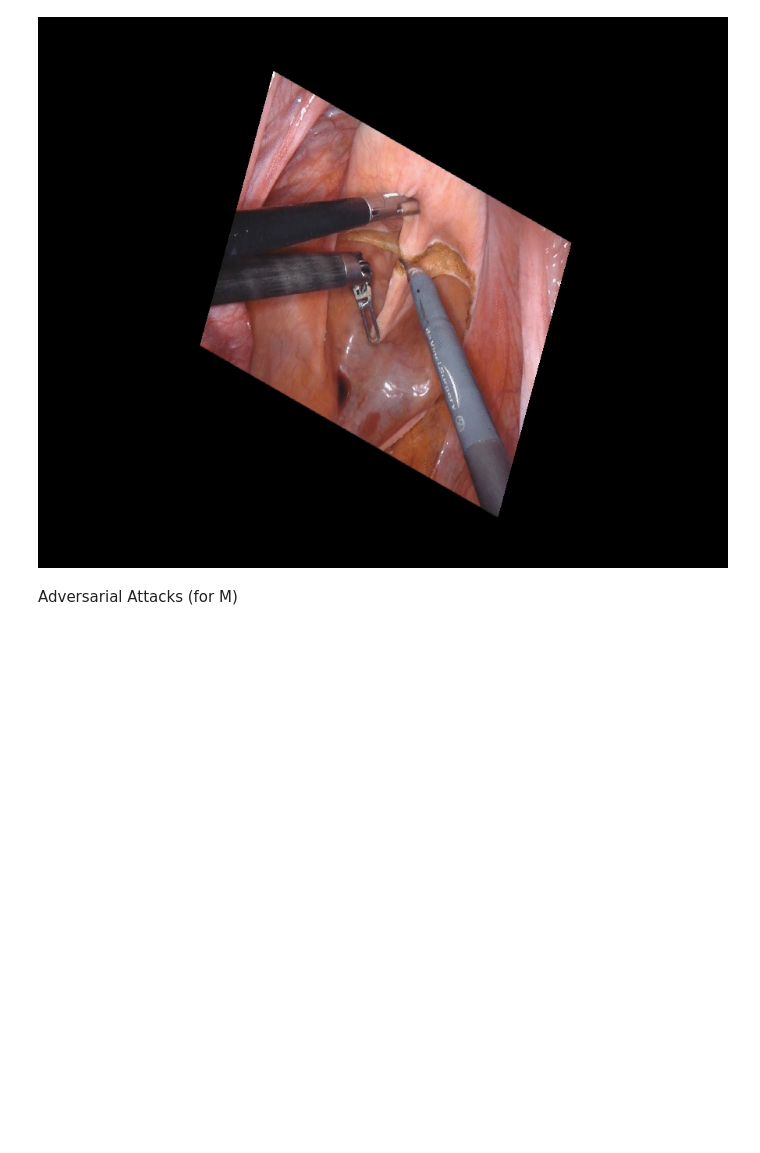
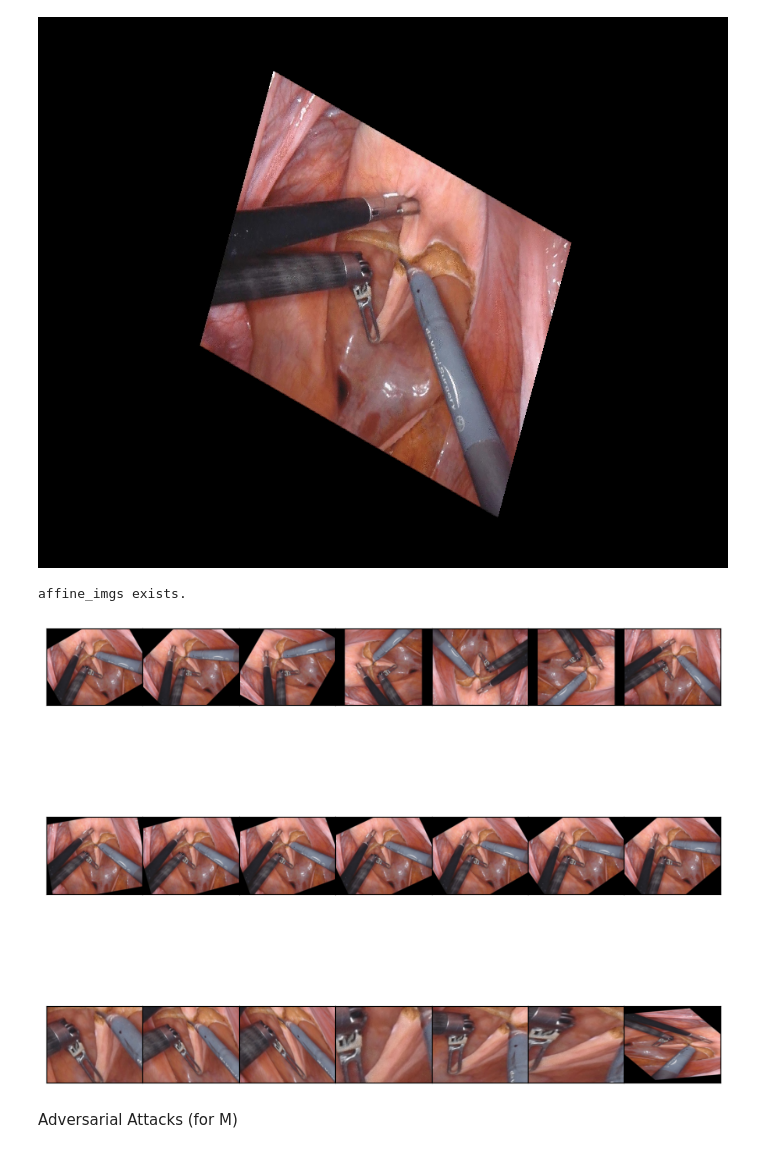
Before and after one commit to jenniferhiga/HCI_AI_RoboticSurgery, a Jupyter notebook: JH_Grounded_SAM_Tool_Instance_Segmentation.ipynb, the cells around one changed output. Saved outputs shown, nothing was run; the diff lists cells and outputs as text; code cells hidden in the pictures; blank space fills up the shorter version.

```diff
--- a/JH_Grounded_SAM_Tool_Instance_Segmentation.ipynb
+++ b/JH_Grounded_SAM_Tool_Instance_Segmentation.ipynb
@@ -391,34 +388,37 @@ TF.affine(original, 30, [3,2], 0.5, -15)
 # %% [output]
 [figure]
 # %%
-# import os
-# img_dir = 'inpaint_demo.jpg'
-# original = Image.fromarray(image_source)
-# geometry_type = ['Rotate Classics', 'Rotate Random', 'Affine']
-# seq_all = [0, 1, 2, 3, 4, 5, 6]
-# sizes = [50, 150, 250, 350, 450, 550, 700]
-# perturbation_geometry = ['rotate_pic', 'rotate_pic2', 'affine']
-# fig_per_row = len(seq_all)
-# if os.path.isdir('perturbed_imgs'):
-#     print(f"{'perturbed_imgs'} exists.")
-# else:
-#   os.mkdir('perturbed_imgs')
-# fig, ax = plt.subplots(len(perturbation_geometry), fig_per_row, figsize=(31/3, 25.5/3), gridspec_kw=dict(wspace=0.00, hspace=0.09))
-# for p_idx, per in enumerate(perturbation_geometry):
-#     class_method = getattr(geometric_class, per)
-#     seq = class_method(original)
-#     for idx, seq_idx in enumerate(seq_all):
-#       ax[p_idx, idx].imshow(seq[seq_idx])
-#       seq[seq_idx].save('perturbed_imgs/perturbed{}.png'.format(seq_idx))
-#       #seq[seq_idx].save('rotated_imgs/rotated{}.png'.format(seq_idx))
-#       #if p_idx == 0:
-#         #ax[p_idx, idx].set_title('Size: ' + '{}'.format(sizes[idx]), fontsize=f_size)
-#       if idx == 0:
-#         ax[p_idx, idx].set_ylabel(geometry_type[p_idx], fontsize=f_size, fontweight="bold")
+import os
+img_dir = 'inpaint_demo.jpg'
+original = Image.fromarray(image_source)
+geometry_type = ['Rotate Classics', 'Rotate Random', 'Affine']
+seq_all = [0, 1, 2, 3, 4, 5, 6]
+sizes = [50, 150, 250, 350, 450, 550, 700]
+perturbation_geometry = ['rotate_pic', 'rotate_pic2', 'affine']
+fig_per_row = len(seq_all)
+if os.path.isdir('affine_imgs'):
+    print(f"{'affine_imgs'} exists.")
+else:
+  os.mkdir('affine_imgs')
+fig, ax = plt.subplots(len(perturbation_geometry), fig_per_row, figsize=(31/3, 25.5/3), gridspec_kw=dict(wspace=0.00, hspace=0.09))
+for p_idx, per in enumerate(perturbation_geometry):
+    class_method = getattr(geometric_class, per)
+    seq = class_method(original)
+    for idx, seq_idx in enumerate(seq_all):
+      ax[p_idx, idx].imshow(seq[seq_idx])
+      seq[seq_idx].save('affine_imgs/perturbed{}.png'.format(seq_idx))
+      #seq[seq_idx].save('rotated_imgs/rotated{}.png'.format(seq_idx))
+      #if p_idx == 0:
+        #ax[p_idx, idx].set_title('Size: ' + '{}'.format(sizes[idx]), fontsize=f_size)
+      # if idx == 0:
+      #   ax[p_idx, idx].set_ylabel(geometry_type[p_idx], fontsize=f_size, fontweight="bold")
 
-#       ax[p_idx, idx].xaxis.set_major_locator(plt.NullLocator())
-#       ax[p_idx, idx].yaxis.set_major_locator(plt.NullLocator())
-# plt.savefig('Crop_Effects.pdf',dpi=100)
+      ax[p_idx, idx].xaxis.set_major_locator(plt.NullLocator())
+      ax[p_idx, idx].yaxis.set_major_locator(plt.NullLocator())
+plt.savefig('Crop_Effects.pdf',dpi=100)
+# %% [output]
+affine_imgs exists.
+[figure, added]
 # %% [markdown]
 Adversarial Attacks (for M)
 # %% [markdown]
```
Also changed, not shown: parts of 7 cells of this notebook.
